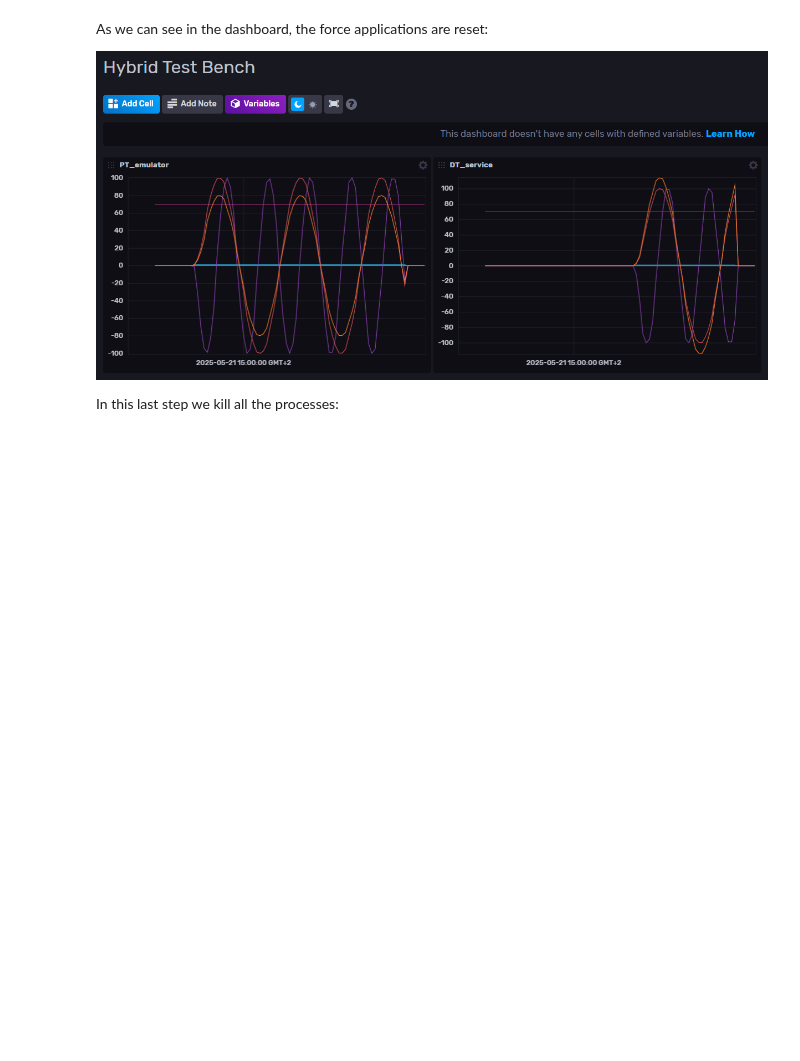
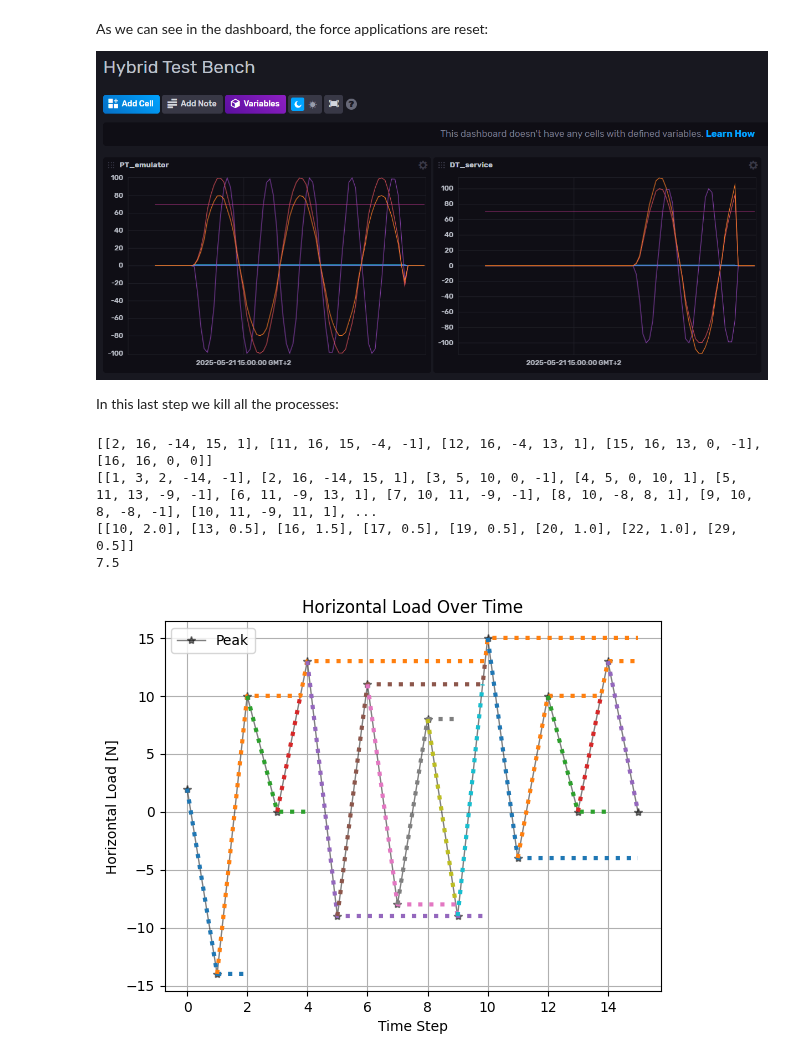
Before and after one commit to Lonthre/hybrid-test-bench, a Jupyter notebook: PT_emulator.ipynb, the cells around one changed output. Saved outputs shown, nothing was run; the diff lists cells and outputs as text; code cells hidden in the pictures; blank space fills up the shorter version.

Commit message:
RFCA added

```diff
--- a/PT_emulator.ipynb
+++ b/PT_emulator.ipynb
@@ -923,3 +936,30 @@ hybrid_test_bench_data_recorder_influx_proc.wait()  # Wait for the process to ex
 
 # Ensure process has exited
 assert hybrid_test_bench_data_recorder_influx_proc.returncode is not None, 'Process has not exited'
+# %%
+import RainFlowCycleAlgorithm as RFCA
+
+import matplotlib.pyplot as plt
+plt.set_loglevel(level='warning')
+
+peaks = [2, -14, 10, 0, 13, -9, 11, -8, 8, -9, 15, -4, 10, 0, 13, 0]
+# Create an instance of the RFCA class and run the counter
+
+rfca = RFCA.RFCA(peaks)
+rfca.rerun_counter()
+print(rfca.get_active_flows())
+print(rfca.get_flows())
+
+# Output: list of (range, mean, count) tuples
+cycles = rfca.get_cycles()
+print(cycles)
+
+print(sum([cycle[1] for cycle in cycles]))
+
+rfca.plot_flows()
+# %% [output]
+[[2, 16, -14, 15, 1], [11, 16, 15, -4, -1], [12, 16, -4, 13, 1], [15, 16, 13, 0, -1], [16, 16, 0, 0]]
+[[1, 3, 2, -14, -1], [2, 16, -14, 15, 1], [3, 5, 10, 0, -1], [4, 5, 0, 10, 1], [5, 11, 13, -9, -1], [6, 11, -9, 13, 1], [7, 10, 11, -9, -1], [8, 10, -8, 8, 1], [9, 10, 8, -8, -1], [10, 11, -9, 11, 1], ...
+[[10, 2.0], [13, 0.5], [16, 1.5], [17, 0.5], [19, 0.5], [20, 1.0], [22, 1.0], [29, 0.5]]
+7.5
+[figure, added]
```
Also changed, not shown: parts of 3 cells of this notebook, 3 other files.
